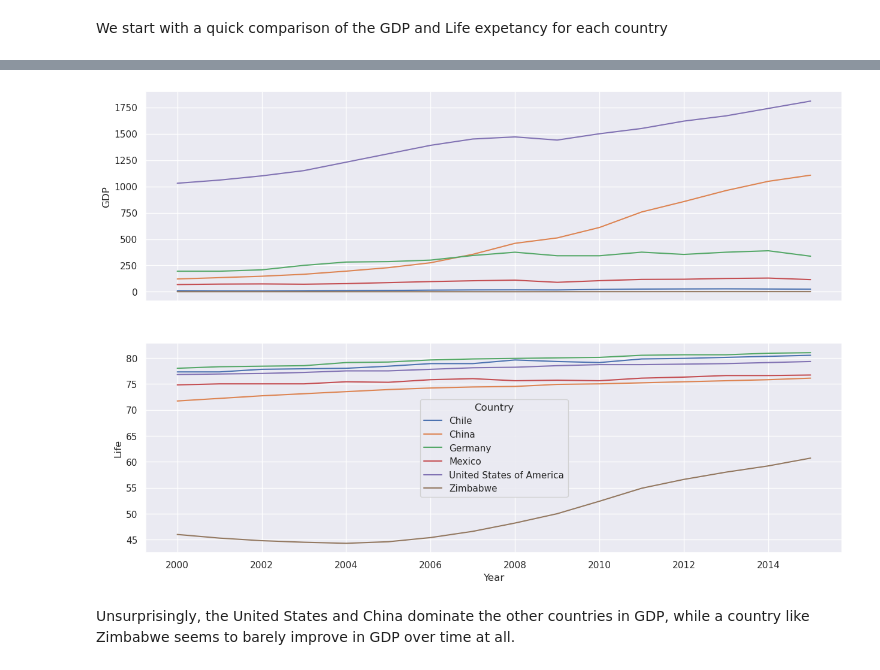
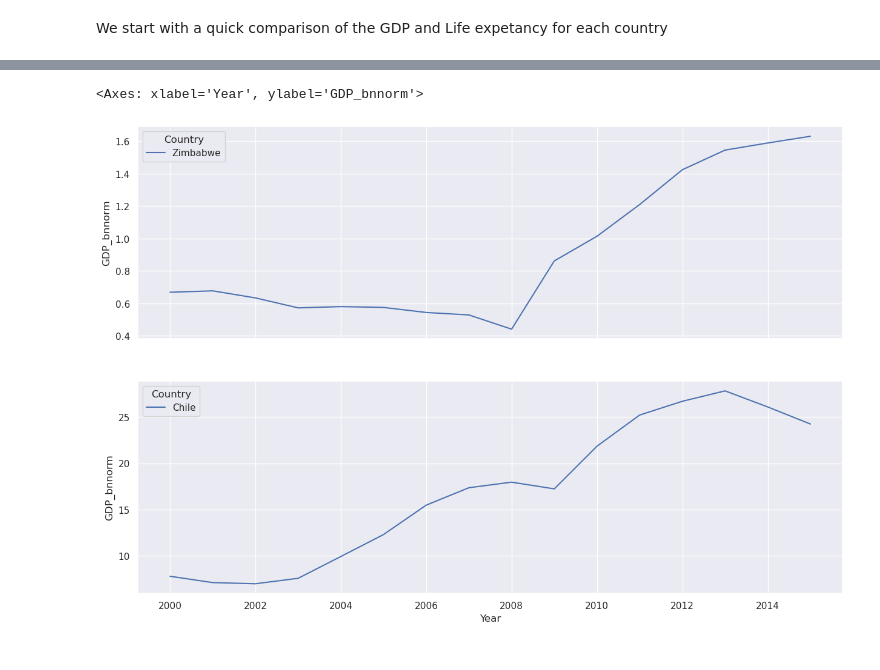
Before and after one commit to NicolaiBanke/Life-Expectancy-and-GDP, a Jupyter notebook: life_expectancy_gdp.ipynb, the cells around one changed output, grey strips where cells are left out. Saved outputs shown, nothing was run; the diff lists cells and outputs as text; code cells hidden in the pictures.

```diff
--- a/life_expectancy_gdp.ipynb
+++ b/life_expectancy_gdp.ipynb
@@ -24,14 +25,18 @@ sns.set()
 # %%
 data = pd.read_csv('all_data.csv')
 print(data.head())
-# Normalize GDP to order e+10
-data['GDP'] = data['GDP'].map(lambda x: x/(10**10))
-print(data.head())
+# Normalize GDP to order 10bn
+data['GDP_bnnorm'] = data['GDP'].map(lambda x: x/(10**10))
+# Handle the large orders of magnitude with log
+data['GDP_lognorm'] = data['GDP'].map(lambda x: np.log10(x))
 
 # Simplify name of Life expectancy column
 data.rename(columns={'Life expectancy at birth (years)':'Life'}, inplace=True)
+
+# Simplify name of the United States
+data['Country'] = data['Country'].map(lambda x: 'US' if x == 'United States of America' else x)
 print(data.head())
-#
+
 data_dict = {country: data[data['Country'] == country].drop(columns=['Country'], axis=1) for country in data.Country.unique()}
 # %% [output]
   Country  Year  Life expectancy at birth (years)           GDP
@@ -79,10 +98,8 @@ Type:      function
 # %%
 fig, ax = plt.subplots(2,1, figsize=(15,10), sharex=True, sharey=False)
 
-sns.lineplot(data=data, ax=ax[0], x="Year", y="GDP", hue="Country", legend=False)
-sns.lineplot(data=data, ax=ax[1], x="Year", y="Life", hue='Country', legend='auto')
-plt.show()
+sns.lineplot(data=data[data['Country'].isin(['Zimbabwe'])], ax=ax[0], x="Year", y="GDP_bnnorm", hue="Country")
+sns.lineplot(data=data[data['Country'].isin(['Chile'])], ax=ax[1], x="Year", y="GDP_bnnorm", hue="Country")
 # %% [output]
+<Axes: xlabel='Year', ylabel='GDP_bnnorm'>
-[figure, old version]
+[figure, new version]
-# %% [markdown]
-Unsurprisingly, the United States and China dominate the other countries in GDP, while a country like Zimbabwe seems to barely improve in GDP over time at all.
```
Also changed, not shown: parts of 12 cells of this notebook.
